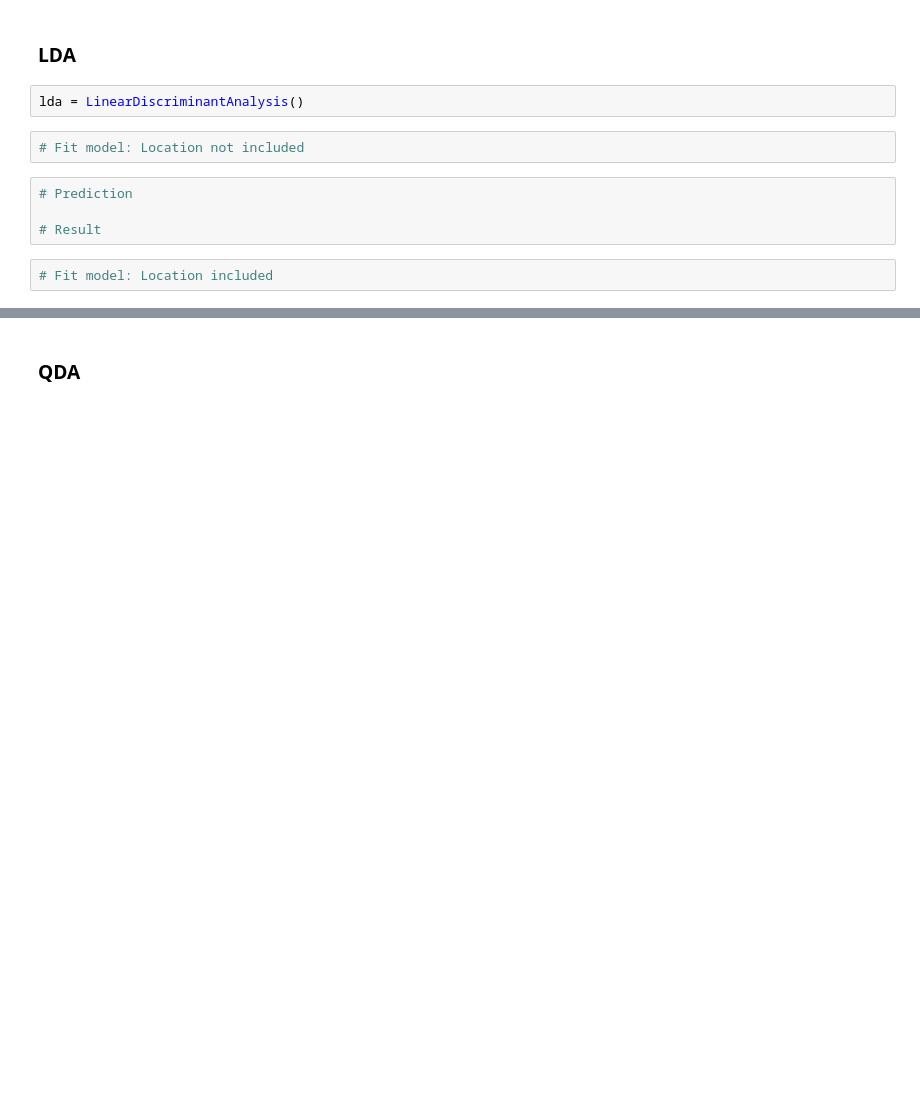
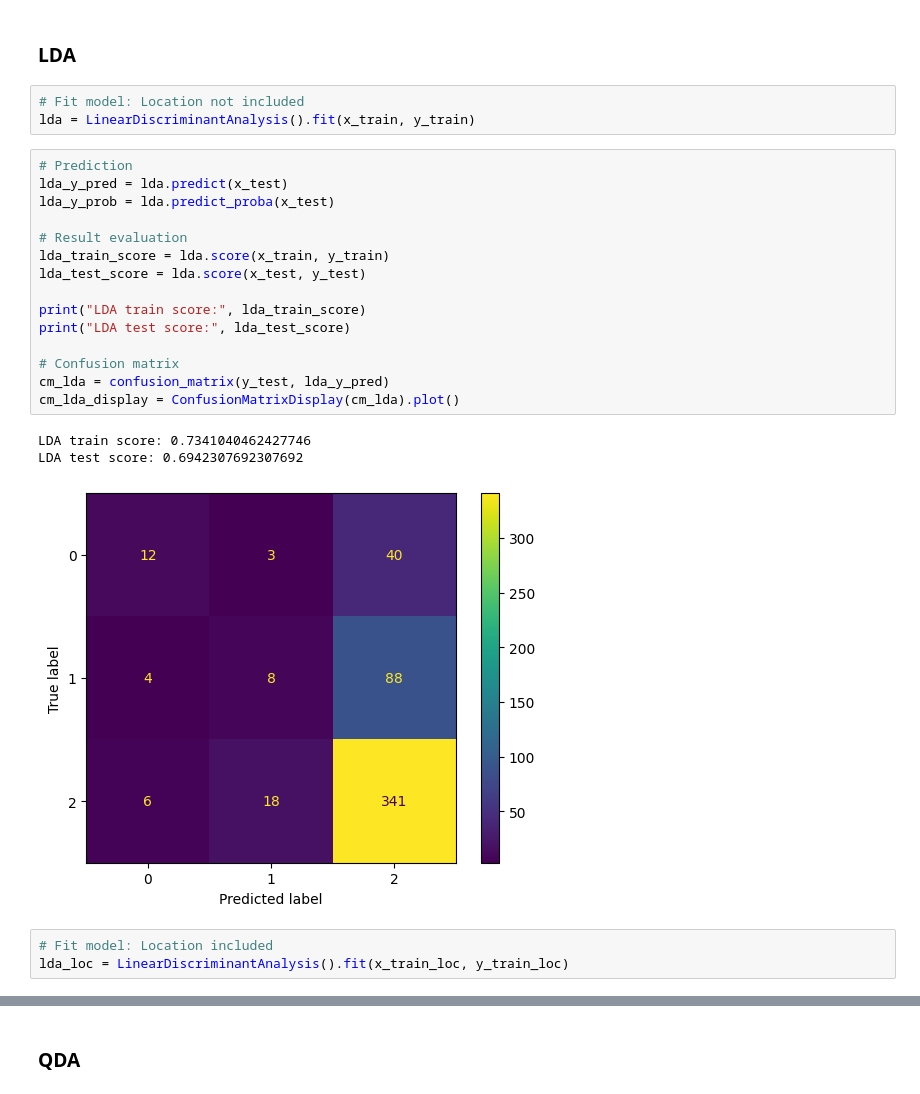
Before and after one commit to ngocmphan/survival_rate_montreal_businesses, a Jupyter notebook: survival_rate_montreal_businesses.ipynb, the cells around one changed output, grey strips where cells are left out. Saved outputs shown, nothing was run; the diff lists cells and outputs as text; blank space fills up the shorter version.

```diff
--- a/survival_rate_montreal_businesses.ipynb
+++ b/survival_rate_montreal_businesses.ipynb
@@ -626,15 +626,30 @@ match_train_loc.drop_duplicates().sort_values(by=['loc_target_encoded'], ascendi
 | 4 | Montréal-Nord | 1.902439 |
 # %% [markdown]
 ### LDA
-# %%
-lda = LinearDiscriminantAnalysis()
 # %%
 # Fit model: Location not included
+lda = LinearDiscriminantAnalysis().fit(x_train, y_train)
 # %%
 # Prediction
+lda_y_pred = lda.predict(x_test)
+lda_y_prob = lda.predict_proba(x_test)
 
-# Result
+# Result evaluation
+lda_train_score = lda.score(x_train, y_train)
+lda_test_score = lda.score(x_test, y_test)
+
+print("LDA train score:", lda_train_score)
+print("LDA test score:", lda_test_score)
+
+# Confusion matrix
+cm_lda = confusion_matrix(y_test, lda_y_pred)
+cm_lda_display = ConfusionMatrixDisplay(cm_lda).plot()
+# %% [output]
+LDA train score: 0.7341040462427746
+LDA test score: 0.6942307692307692
+[figure, added]
 # %%
 # Fit model: Location included
+lda_loc = LinearDiscriminantAnalysis().fit(x_train_loc, y_train_loc)
 # %%
 # Prediction
```
Also changed, not shown: parts of 1 cell of this notebook.
